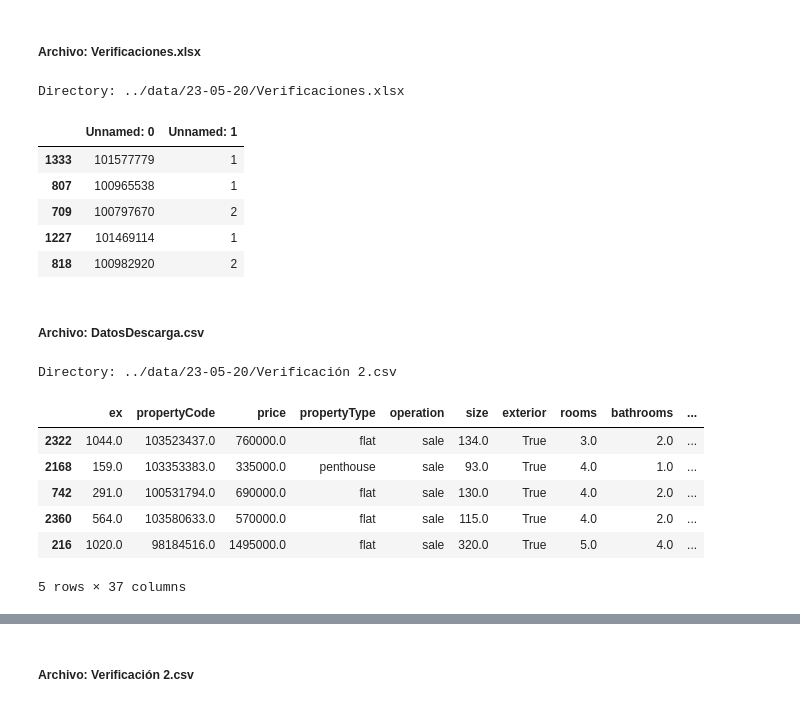
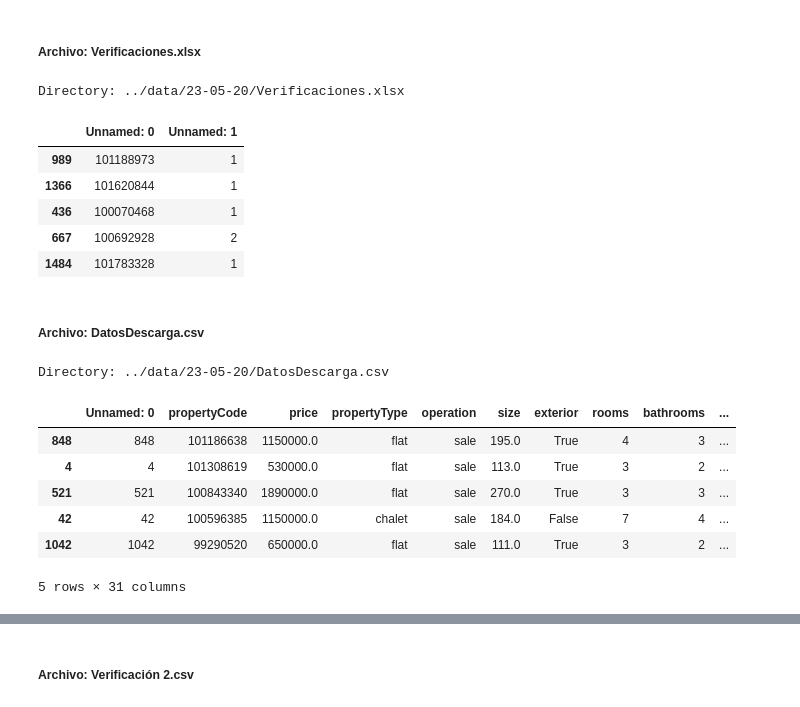
Before and after one commit to asgr29/EDA_Inmuebles_Idealista, a Jupyter notebook: src/notebooks/notebook-eda.ipynb, the cells around one changed output, grey strips where cells are left out. Drawn from its saved outputs; the diff is of its cells as text; code cells hidden in the pictures.

```diff
--- a/src/notebooks/notebook-eda.ipynb
+++ b/src/notebooks/notebook-eda.ipynb
@@ -216,7 +227,7 @@ datasets.append(data)
 # %% [markdown]
 ##### Archivo: **Verificaciones.xlsx**
 # %%
-dir = f"{path}/{files[4]}"
+dir = f"{path}/{files[2]}"
 print("Directory:", dir)
 
 data = pd.read_excel(dir)
@@ -224,28 +235,28 @@ data.sample(5)
 # %% [output]
 Directory: ../data/23-05-20/Verificaciones.xlsx
 |  | Unnamed: 0 | Unnamed: 1 |
-| 1333 | 101577779 | 1 |
-| 807 | 100965538 | 1 |
-| 709 | 100797670 | 2 |
-| 1227 | 101469114 | 1 |
-| 818 | 100982920 | 2 |
+| 989 | 101188973 | 1 |
+| 1366 | 101620844 | 1 |
+| 436 | 100070468 | 1 |
+| 667 | 100692928 | 2 |
+| 1484 | 101783328 | 1 |
 # %% [markdown]
 ##### Archivo: **DatosDescarga.csv**
 # %%
-dir = f"{path}/{files[5]}"
+dir = f"{path}/{files[3]}"
 print("Directory:", dir)
 
 data = pd.read_csv(dir)
 data.sample(5)
 # %% [output]
-Directory: ../data/23-05-20/Verificación 2.csv
+Directory: ../data/23-05-20/DatosDescarga.csv
-|  | ex | propertyCode | price | propertyType | operation | size | exterior | rooms | bathrooms | ... |
-| 2322 | 1044.0 | 103523437.0 | 760000.0 | flat | sale | 134.0 | True | 3.0 | 2.0 | ... |
-| 2168 | 159.0 | 103353383.0 | 335000.0 | penthouse | sale | 93.0 | True | 4.0 | 1.0 | ... |
-| 742 | 291.0 | 100531794.0 | 690000.0 | flat | sale | 130.0 | True | 4.0 | 2.0 | ... |
-| 2360 | 564.0 | 103580633.0 | 570000.0 | flat | sale | 115.0 | True | 4.0 | 2.0 | ... |
-| 216 | 1020.0 | 98184516.0 | 1495000.0 | flat | sale | 320.0 | True | 5.0 | 4.0 | ... |
+|  | Unnamed: 0 | propertyCode | price | propertyType | operation | size | exterior | rooms | bathrooms | ... |
+| 848 | 848 | 101186638 | 1150000.0 | flat | sale | 195.0 | True | 4 | 3 | ... |
+| 4 | 4 | 101308619 | 530000.0 | flat | sale | 113.0 | True | 3 | 2 | ... |
+| 521 | 521 | 100843340 | 1890000.0 | flat | sale | 270.0 | True | 3 | 3 | ... |
+| 42 | 42 | 100596385 | 1150000.0 | chalet | sale | 184.0 | False | 7 | 4 | ... |
+| 1042 | 1042 | 99290520 | 650000.0 | flat | sale | 111.0 | True | 3 | 2 | ... |
-5 rows × 37 columns
+5 rows × 31 columns
 # %%
 basic_dataset_info(data)
 # %% [output]
```
Also changed, not shown: parts of 127 cells of this notebook.
